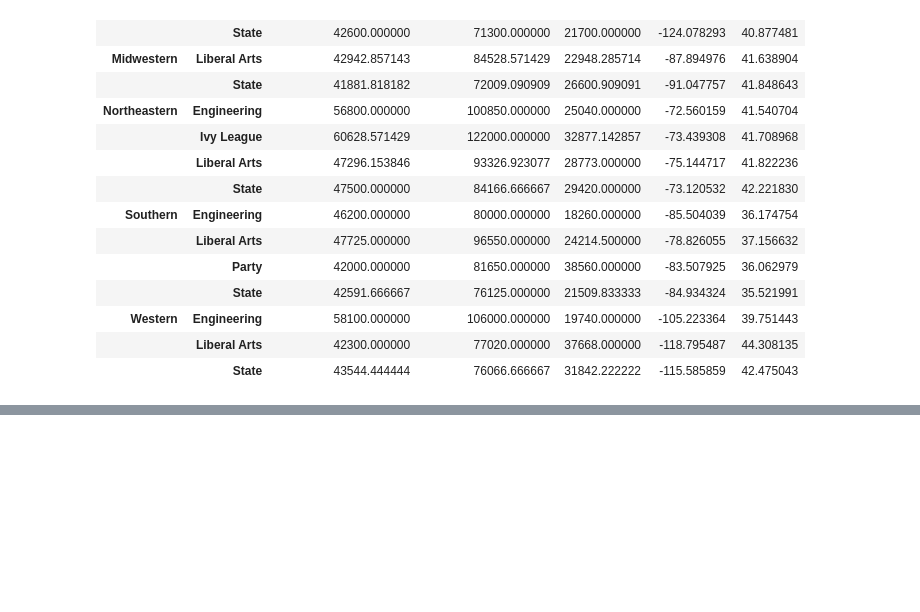
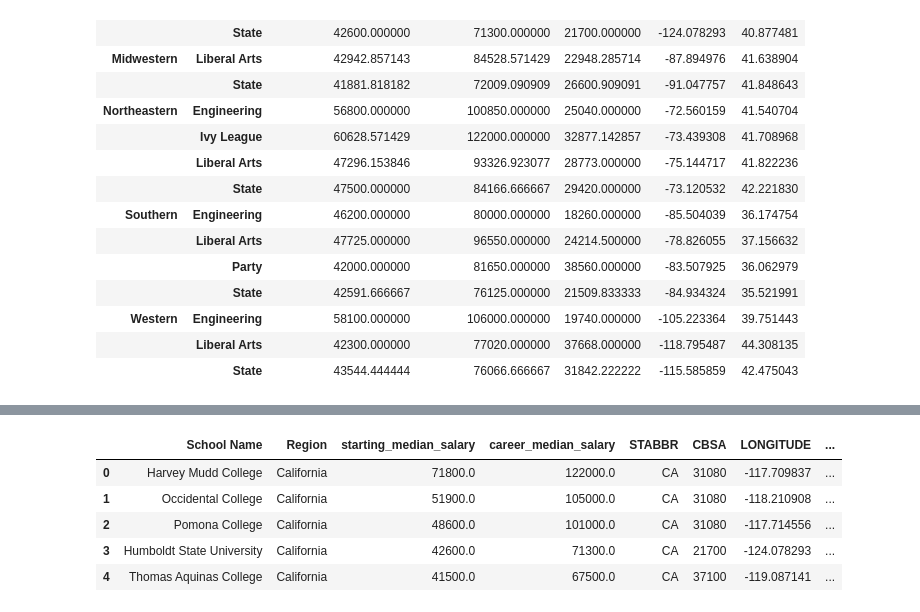
Before and after one commit to alvessab/project3_US_colleges, a Jupyter notebook: smu_project3_Cody/Merge.ipynb, the cells around one changed output, grey strips where cells are left out. Cells and saved outputs as stored; diff of their text form; code cells hidden in the pictures; blank space fills up the shorter version.

```diff
--- a/smu_project3_Cody/Merge.ipynb
+++ b/smu_project3_Cody/Merge.ipynb
@@ -325,3 +282,6 @@ double
 | Western | Engineering | 58100.000000 | 106000.000000 | 19740.000000 | -105.223364 | 39.751443 |
 |  | Liberal Arts | 42300.000000 | 77020.000000 | 37668.000000 | -118.795487 | 44.308135 |
 |  | State | 43544.444444 | 76066.666667 | 31842.222222 | -115.585859 | 42.475043 |
+# %%
+json_df = pd.read_csv("../smu_project3_Cody/csv/merged.csv")
+json_df.info()
@@ -327,0 +319,12 @@ double
+# %%
+json_df = json_df.filter(['School Name', 'Region', 'starting_median_salary',
+       'career_median_salary', 'STABBR', 'CBSA', 'LONGITUDE',
+       'LATITUDE', 'School Type'], axis =1)
+json_df.head()
+# %% [output]
+|  | School Name | Region | starting_median_salary | career_median_salary | STABBR | CBSA | LONGITUDE | ... |
+| 0 | Harvey Mudd College | California | 71800.0 | 122000.0 | CA | 31080 | -117.709837 | ... |
+| 1 | Occidental College | California | 51900.0 | 105000.0 | CA | 31080 | -118.210908 | ... |
+| 2 | Pomona College | California | 48600.0 | 101000.0 | CA | 31080 | -117.714556 | ... |
+| 3 | Humboldt State University | California | 42600.0 | 71300.0 | CA | 21700 | -124.078293 | ... |
+| 4 | Thomas Aquinas College | California | 41500.0 | 67500.0 | CA | 37100 | -119.087141 | ... |
```
Also changed, not shown: parts of 19 cells of this notebook, 11 other files.
